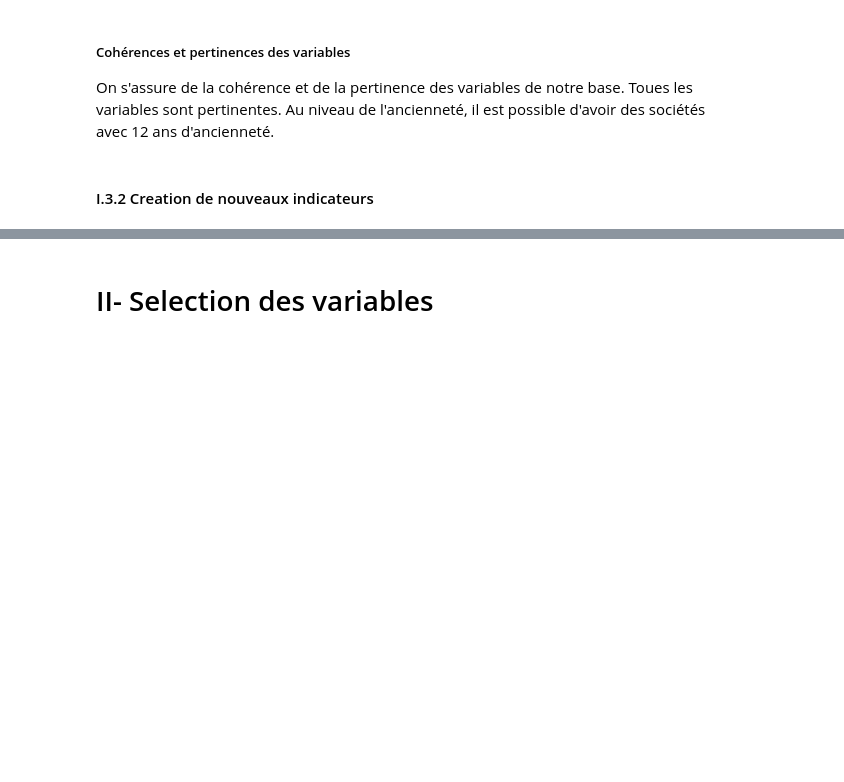
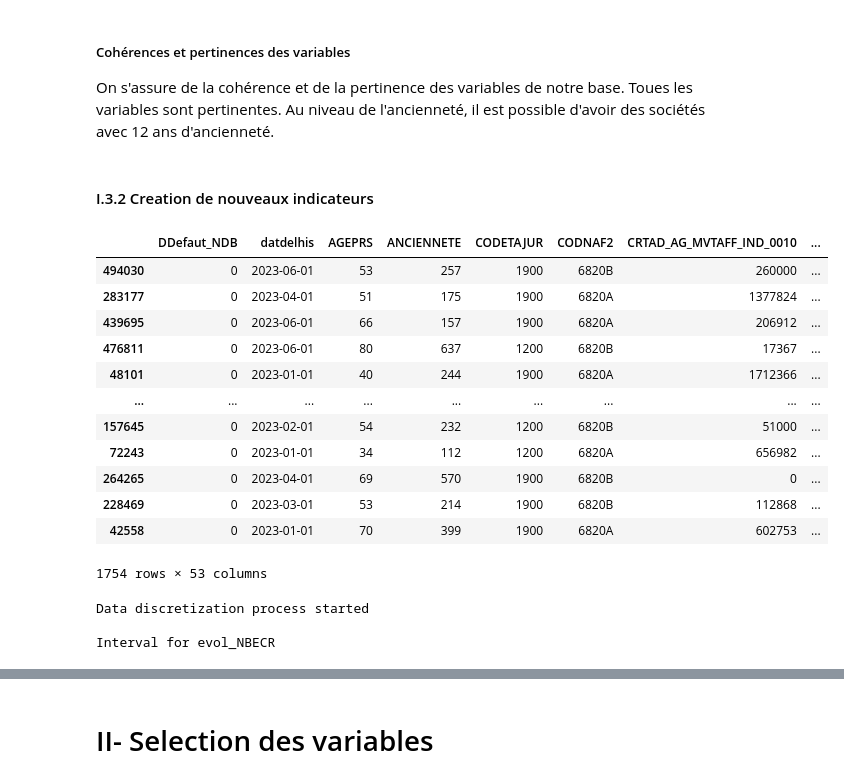
Before and after one commit to cheryl-kdio/Scoring-pj, a Jupyter notebook: desc.ipynb, the cells around one changed output, grey strips where cells are left out. Cells and saved outputs as stored; diff of their text form; code cells hidden in the pictures; blank space fills up the shorter version.

```diff
--- a/desc.ipynb
+++ b/desc.ipynb
@@ -504,3 +504,74 @@ X_train['SECTNAF'] = X_train['CODNAF2'].str[-1]  ### On regroupe les seceurs d'a
 
 categorical_vars = pre_categorical_vars + ['SECTNAF']
 ## cet indicateur ne pourra pas être calculé anyway
+# %%
+#### Creation des indicateurs , ratios entre les indicateurs financiers courant et ceux d'il y a un an
+# client avec plus de 1 an d'ancienneté
+## Creer de nouvelles variables dans notre dataframe df correspondant aux ratios entre les deux variables
+X_train['evol_NBECR'] =np.where(
+    X_train['CRTAD_AG_NBECR_B'] != 0,
+    (X_train['CRTAD_AG_NBECR_A'] - X_train['CRTAD_AG_NBECR_B'])/  X_train['CRTAD_AG_NBECR_B'],
+    np.nan
+    )
+
+# Évolution pour NBJDE
+X_train['evol_NBJDE'] = np.where(
+    X_train['CRTAD_AG_NBJDE_BC'] != 0,
+    (X_train['CRTAD_AG_NBJDE_BB'] - X_train['CRTAD_AG_NBJDE_BC']) /  X_train['CRTAD_AG_NBJDE_BC'],
+    np.nan
+)
+
+# Évolution pour les lignes débitrices et créditrices courantes
+X_train['evol_line_deb_cr'] = np.where(
+    X_train['CRTOC_AG_LIGCRE_2T_IND_0009'] != 0,
+    (X_train['CRTOC_AG_LIGDEB_2T_IND_0015'] - X_train['CRTOC_AG_LIGCRE_2T_IND_0009']) / X_train['CRTOC_AG_LIGCRE_2T_IND_0009'],
+    np.nan
+)
+
+# Évolution pour les montants débits
+X_train['r_ma_deb'] = np.where(
+    X_train['CRTOC_IND_0015'] != 0,
+    X_train['CRTOC_IND_0010'] / X_train['CRTOC_IND_0015'],
+    np.nan
+)
+
+cont_vars = pre_cont_vars + ['evol_NBECR', 'evol_NBJDE', 'evol_line_deb_cr', 'r_ma_deb']
+# %%
+X_train[X_train['evol_NBECR'].notna()]
+# %% [output]
+|  | DDefaut_NDB | datdelhis | AGEPRS | ANCIENNETE | CODETAJUR | CODNAF2 | CRTAD_AG_MVTAFF_IND_0010 | ... |
+| 494030 | 0 | 2023-06-01 | 53 | 257 | 1900 | 6820B | 260000 | ... |
+| 283177 | 0 | 2023-04-01 | 51 | 175 | 1900 | 6820A | 1377824 | ... |
+| 439695 | 0 | 2023-06-01 | 66 | 157 | 1900 | 6820A | 206912 | ... |
+| 476811 | 0 | 2023-06-01 | 80 | 637 | 1200 | 6820B | 17367 | ... |
+| 48101 | 0 | 2023-01-01 | 40 | 244 | 1900 | 6820A | 1712366 | ... |
+| ... | ... | ... | ... | ... | ... | ... | ... | ... |
+| 157645 | 0 | 2023-02-01 | 54 | 232 | 1200 | 6820B | 51000 | ... |
+| 72243 | 0 | 2023-01-01 | 34 | 112 | 1200 | 6820A | 656982 | ... |
+| 264265 | 0 | 2023-04-01 | 69 | 570 | 1900 | 6820B | 0 | ... |
+| 228469 | 0 | 2023-03-01 | 53 | 214 | 1900 | 6820B | 112868 | ... |
+| 42558 | 0 | 2023-01-01 | 70 | 399 | 1900 | 6820A | 602753 | ... |
+1754 rows × 53 columns
+# %%
+importlib.reload(functions)
+max_intervals = 4
+obj = functions.Discretization()
+intervals_by_variable = []  # Liste pour stocker les intervalles par variable
+
+for colName in ['evol_NBECR', 'evol_NBJDE', 'evol_line_deb_cr', 'r_ma_deb']:
+    print('\nInterval for', colName)
+    # Générer les intervalles
+    X_train_temp = X_train[X_train[colName].notna()]
+    intervals = obj.get_chimerge_intervals(X_train_temp, colName, cible, max_intervals)
+
+    # Ajouter les intervalles à la liste avec le nom de la variable
+    intervals_by_variable.append({
+        'variable': colName,
+        'intervals': intervals
+    })
+
+    print(tabulate([[intervals]], tablefmt='fancy_grid'))
+# %% [output]
+Data discretization process started
+
+Interval for evol_NBECR
```
Also changed, not shown: parts of 8 cells of this notebook, 1 other file.
